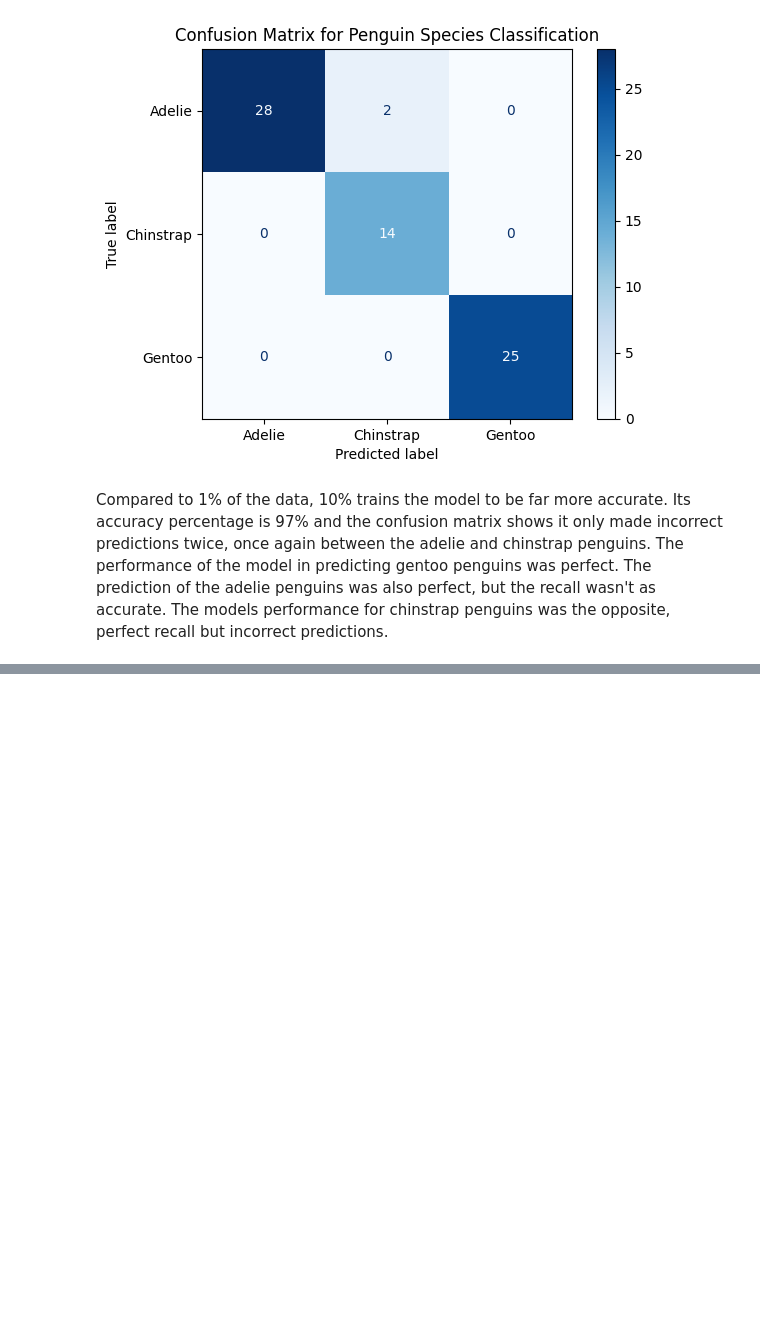
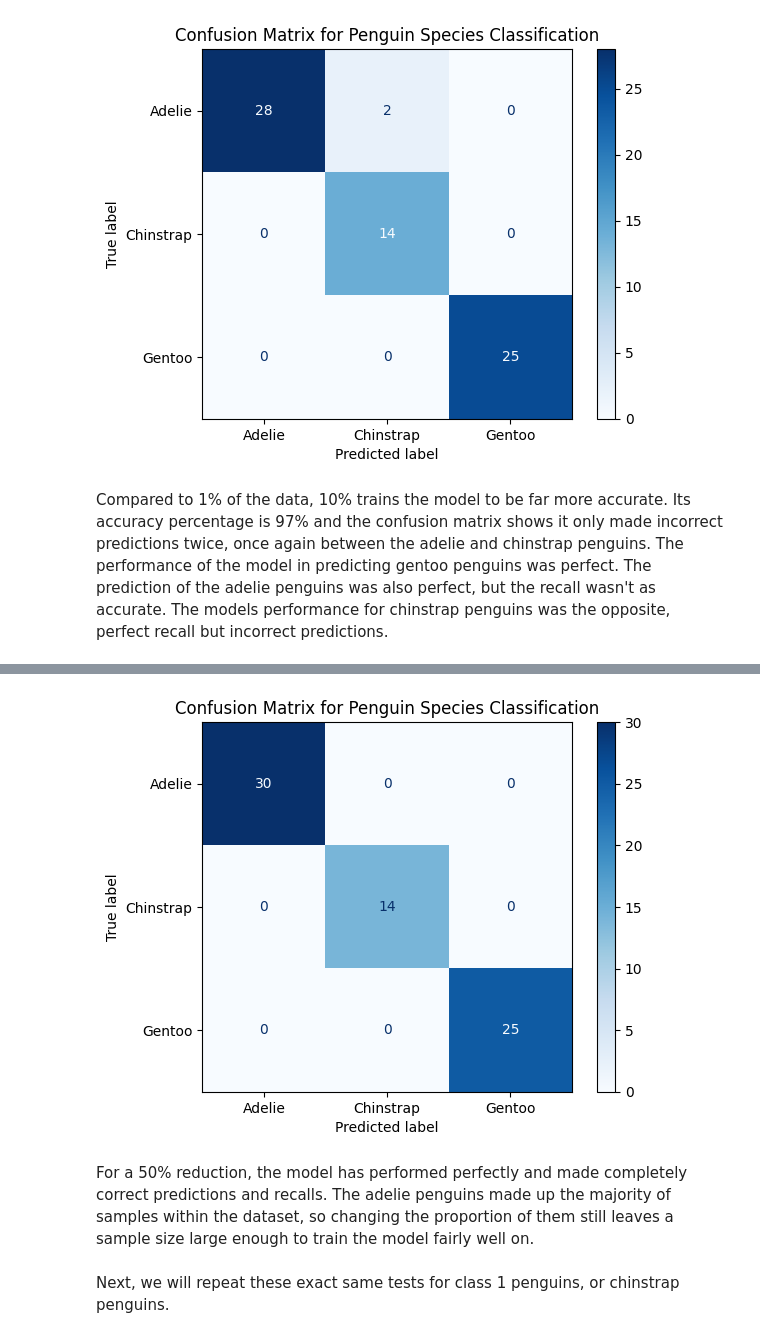
Before and after one commit to up2055783/ACT-Coursework, a Jupyter notebook: py/Q3_folder/03-question-3.ipynb, the cells around one changed output, grey strips where cells are left out. Cells and saved outputs as stored; diff of their text form; code cells hidden in the pictures; blank space fills up the shorter version.

```diff
--- a/py/Q3_folder/03-question-3.ipynb
+++ b/py/Q3_folder/03-question-3.ipynb
@@ -543,3 +550,18 @@ plt.show()
 [figure]
 # %% [markdown]
 Compared to 1% of the data, 10% trains the model to be far more accurate. Its accuracy percentage is 97% and the confusion matrix shows it only made incorrect predictions twice, once again between the adelie and chinstrap penguins. The performance of the model in predicting gentoo penguins was perfect. The prediction of the adelie penguins was also perfect, but the recall wasn't as accurate. The models performance for chinstrap penguins was the opposite, perfect recall but incorrect predictions.
+# %%
+#imbalancing the classes using the helper function
+x_imbalanced, y_imbalanced = imbalance_classes(x_train, y_train, classes_to_reduce=[0], reduction_fraction=0.50, random_state=42)
+print(y_imbalanced.value_counts()) #looking at the value counts for target training data
+
+#scaling the data using the scale_features function
+x_imablanced_train_scaled, x_test_scaled = scale_features(x_imbalanced, x_test) #scaling the imbalanced training data
+
+#creating and training the mlp
+mlp_imbalanced = train_neural_network(x_imablanced_train_scaled, y_imbalanced, hidden_layers=(16,16), epochs=1000, random_state=42)
+
+#evaluating the accuracy of the imbalanced mlp
+accuracy_imbalanced, report_imbalanced = evaluate_neural_network(mlp_imbalanced, x_test_scaled, y_test)
+print("Accuracy of the neural network:\n", accuracy_imbalanced) #printing the accuracy
+print("Classification Report:\n", report_imbalanced) #printing the classification report
@@ -545,0 +585,14 @@ Compared to 1% of the data, 10% trains the model to be far more accurate. Its ac
+# %%
+#plotting a confusion matrix for perfomance visualisation
+cm = confusion_matrix(y_test, y_pred = mlp_imbalanced.predict(x_test_scaled), labels=mlp_imbalanced.classes_)
+disp = ConfusionMatrixDisplay(confusion_matrix=cm, display_labels=labels.classes_)
+disp.plot(cmap=plt.cm.Blues)
+plt.title("Confusion Matrix for Penguin Species Classification")
+plt.savefig("../../images/03_confusion_matrix_ii_01_050.png")
+plt.show()
+# %% [output]
+[figure, added]
+# %% [markdown]
+For a 50% reduction, the model has performed perfectly and made completely correct predictions and recalls. The adelie penguins made up the majority of samples within the dataset, so changing the proportion of them still leaves a sample size large enough to train the model fairly well on.
+# %% [markdown]
+Next, we will repeat these exact same tests for class 1 penguins, or chinstrap penguins.
```
Also changed, not shown: parts of 31 cells of this notebook.
